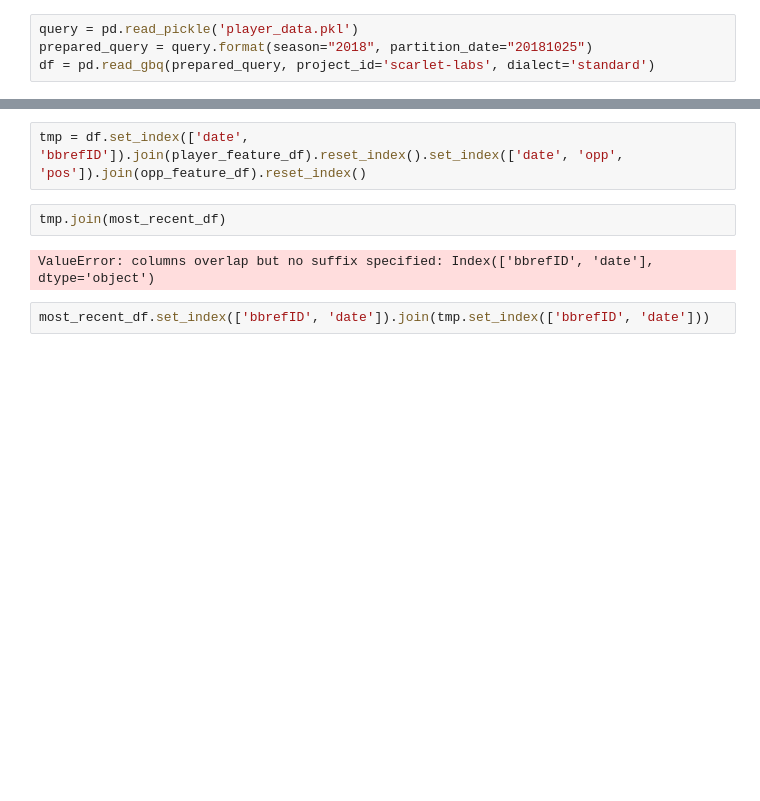
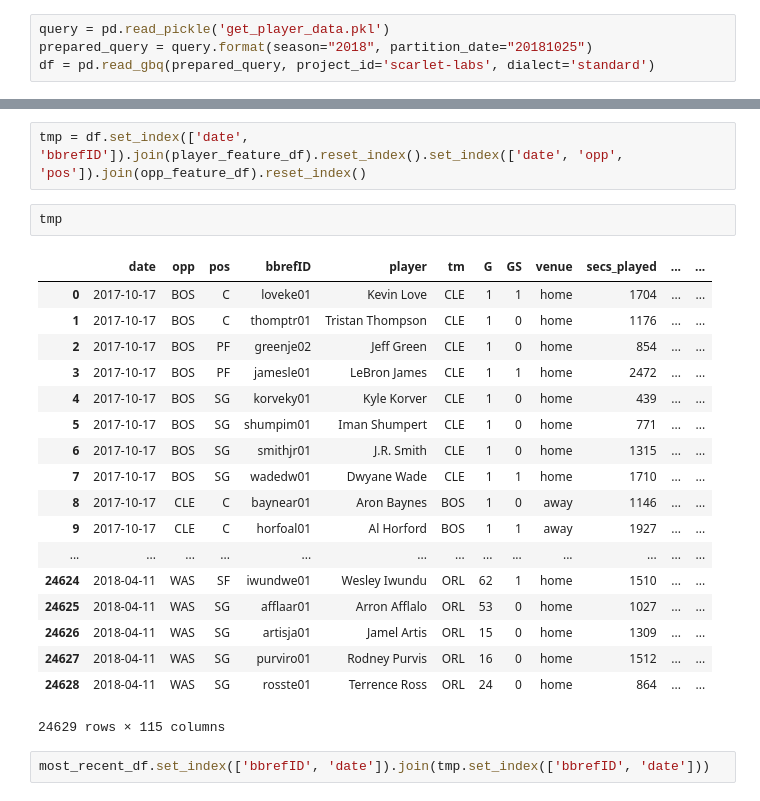
Before and after one commit to meirelon/nba-optimize, a Jupyter notebook: training/build_training_dev.ipynb, the cells around one changed output, grey strips where cells are left out. Saved outputs shown, nothing was run; the diff lists cells and outputs as text; blank space fills up the shorter version.

```diff
--- a/training/build_training_dev.ipynb
+++ b/training/build_training_dev.ipynb
@@ -2,7 +2,7 @@
 import pandas as pd
 import numpy as np
 # %%
-query = pd.read_pickle('player_data.pkl')
+query = pd.read_pickle('get_player_data.pkl')
 prepared_query = query.format(season="2018", partition_date="20181025")
 df = pd.read_gbq(prepared_query, project_id='scarlet-labs', dialect='standard')
 # %% [output]
@@ -37,9 +47,26 @@ opp_feature_df = pd.concat(opp_feature_list, axis=1).reset_index().groupby(['dat
 # %%
 tmp = df.set_index(['date', 'bbrefID']).join(player_feature_df).reset_index().set_index(['date', 'opp', 'pos']).join(opp_feature_df).reset_index()
 # %%
-tmp.join(most_recent_df)
+tmp
 # %% [output]
+|  | date | opp | pos | bbrefID | player | tm | G | GS | venue | secs_played | ... | ... |
+| 0 | 2017-10-17 | BOS | C | loveke01 | Kevin Love | CLE | 1 | 1 | home | 1704 | ... | ... |
+| 1 | 2017-10-17 | BOS | C | thomptr01 | Tristan Thompson | CLE | 1 | 0 | home | 1176 | ... | ... |
+| 2 | 2017-10-17 | BOS | PF | greenje02 | Jeff Green | CLE | 1 | 0 | home | 854 | ... | ... |
+| 3 | 2017-10-17 | BOS | PF | jamesle01 | LeBron James | CLE | 1 | 1 | home | 2472 | ... | ... |
+| 4 | 2017-10-17 | BOS | SG | korveky01 | Kyle Korver | CLE | 1 | 0 | home | 439 | ... | ... |
+| 5 | 2017-10-17 | BOS | SG | shumpim01 | Iman Shumpert | CLE | 1 | 0 | home | 771 | ... | ... |
+| 6 | 2017-10-17 | BOS | SG | smithjr01 | J.R. Smith | CLE | 1 | 0 | home | 1315 | ... | ... |
+| 7 | 2017-10-17 | BOS | SG | wadedw01 | Dwyane Wade | CLE | 1 | 1 | home | 1710 | ... | ... |
+| 8 | 2017-10-17 | CLE | C | baynear01 | Aron Baynes | BOS | 1 | 0 | away | 1146 | ... | ... |
+| 9 | 2017-10-17 | CLE | C | horfoal01 | Al Horford | BOS | 1 | 1 | away | 1927 | ... | ... |
+| ... | ... | ... | ... | ... | ... | ... | ... | ... | ... | ... | ... | ... |
+| 24624 | 2018-04-11 | WAS | SF | iwundwe01 | Wesley Iwundu | ORL | 62 | 1 | home | 1510 | ... | ... |
+| 24625 | 2018-04-11 | WAS | SG | afflaar01 | Arron Afflalo | ORL | 53 | 0 | home | 1027 | ... | ... |
+| 24626 | 2018-04-11 | WAS | SG | artisja01 | Jamel Artis | ORL | 15 | 0 | home | 1309 | ... | ... |
+| 24627 | 2018-04-11 | WAS | SG | purviro01 | Rodney Purvis | ORL | 16 | 0 | home | 1512 | ... | ... |
+| 24628 | 2018-04-11 | WAS | SG | rosste01 | Terrence Ross | ORL | 24 | 0 | home | 864 | ... | ... |
-ValueError: columns overlap but no suffix specified: Index(['bbrefID', 'date'], dtype='object')
+24629 rows × 115 columns
 # %%
 most_recent_df.set_index(['bbrefID', 'date']).join(tmp.set_index(['bbrefID', 'date']))
 # %% [output]
```
Also changed, not shown: parts of 1 cell of this notebook, 1 other file.
